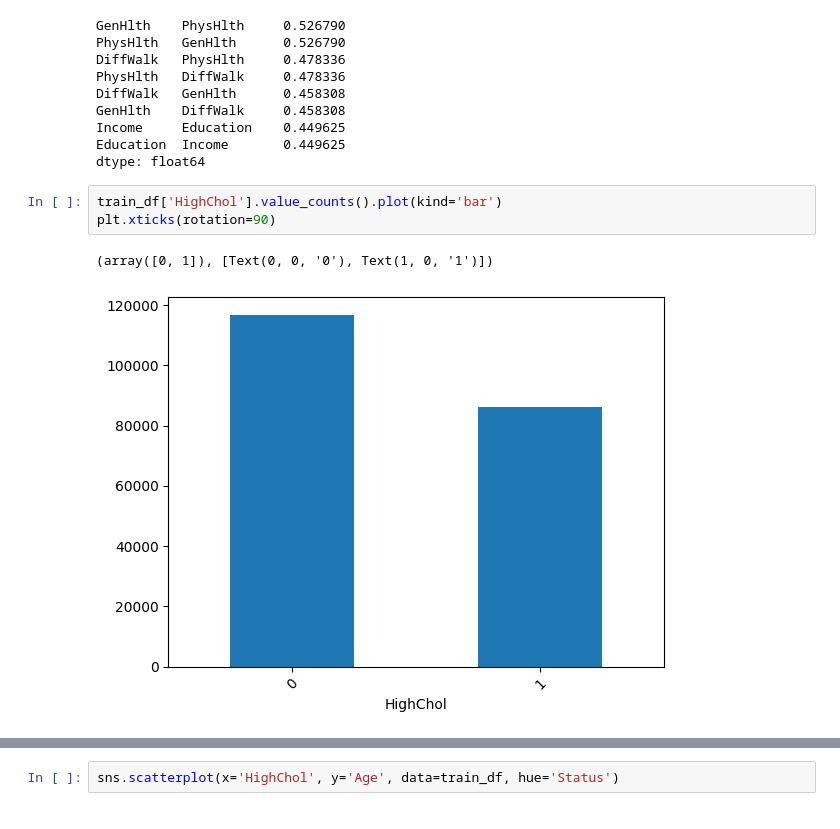
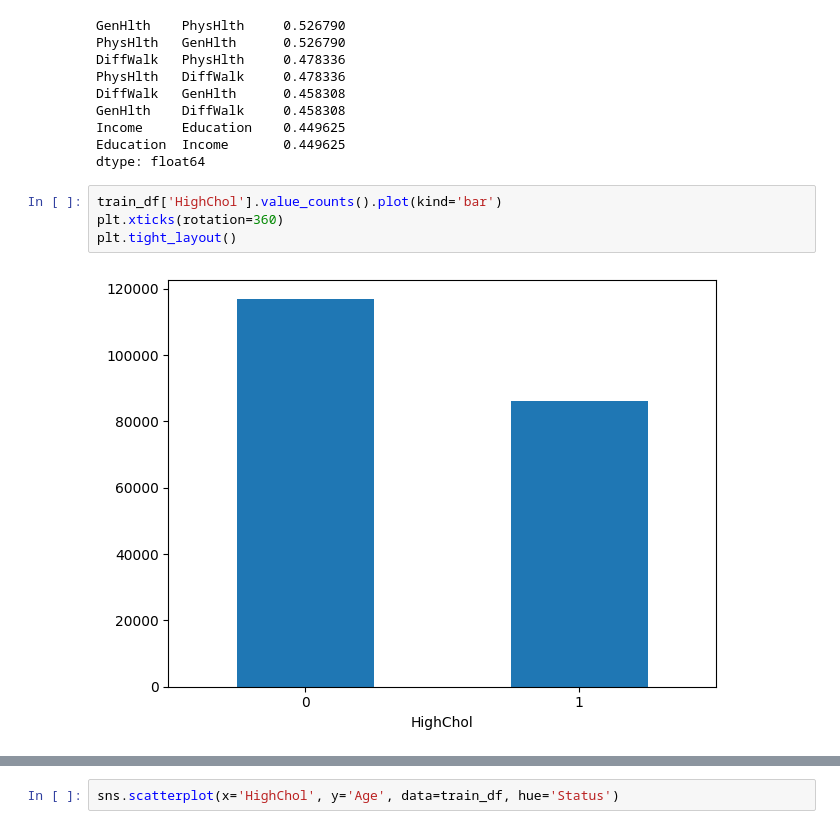
Before and after one commit to dealoux/COSC2753-a1, a Jupyter notebook: code/COSC2753_A1_s4000577.ipynb, the cells around one changed output, grey strips where cells are left out. Drawn from its saved outputs; the diff is of its cells as text.

```diff
--- a/code/COSC2753_A1_s4000577.ipynb
+++ b/code/COSC2753_A1_s4000577.ipynb
@@ -257,9 +257,9 @@ Education  Income       0.449625
 dtype: float64
 # %%
 train_df['HighChol'].value_counts().plot(kind='bar')
-plt.xticks(rotation=90)
+plt.xticks(rotation=360)
+plt.tight_layout()
 # %% [output]
-(array([0, 1]), [Text(0, 0, '0'), Text(1, 0, '1')])
-[figure, old version]
+[figure, new version]
 # %%
 train_df['HighBP'].value_counts().plot(kind='bar')
```
Also changed, not shown: parts of 15 cells of this notebook.
